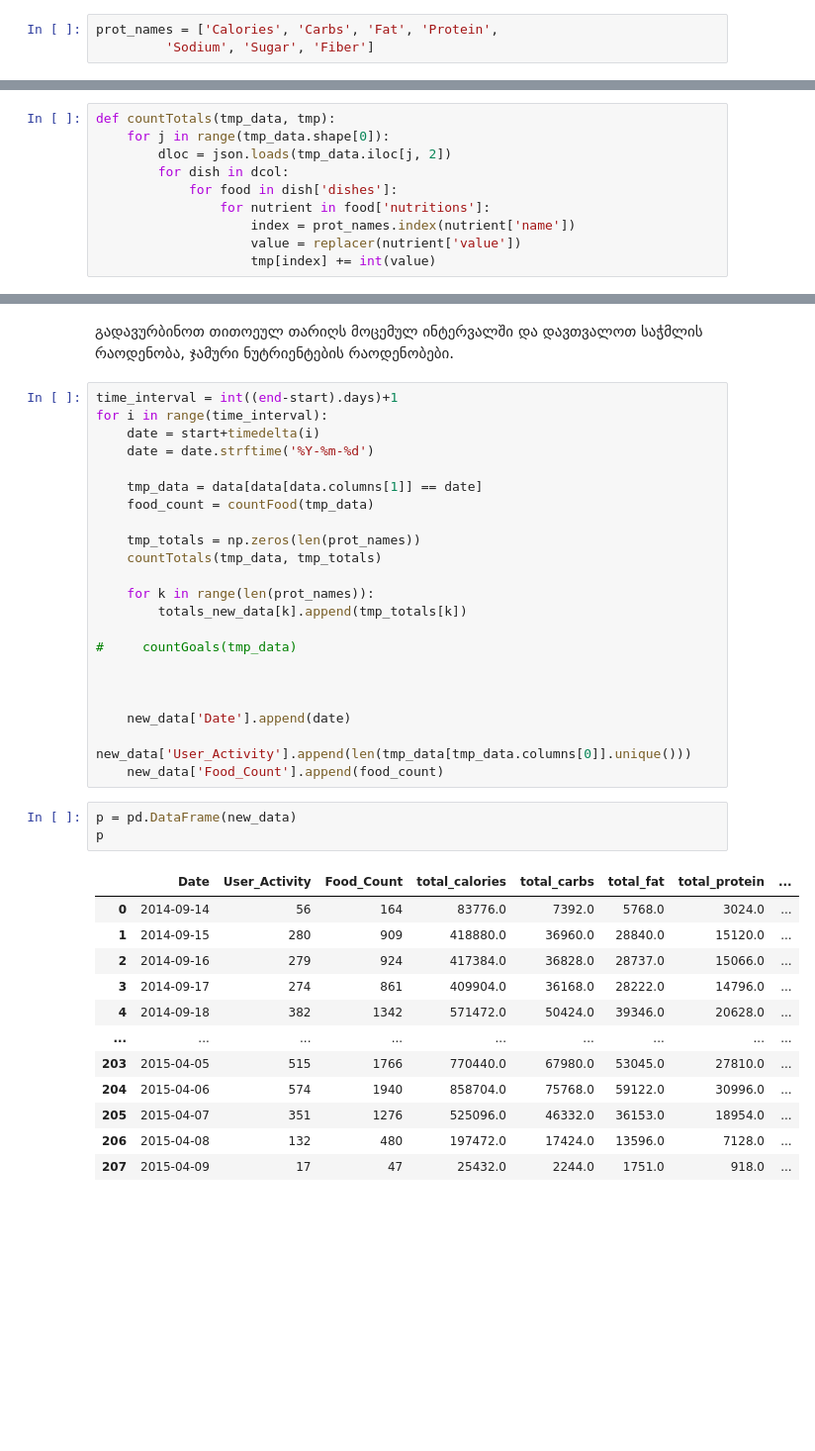
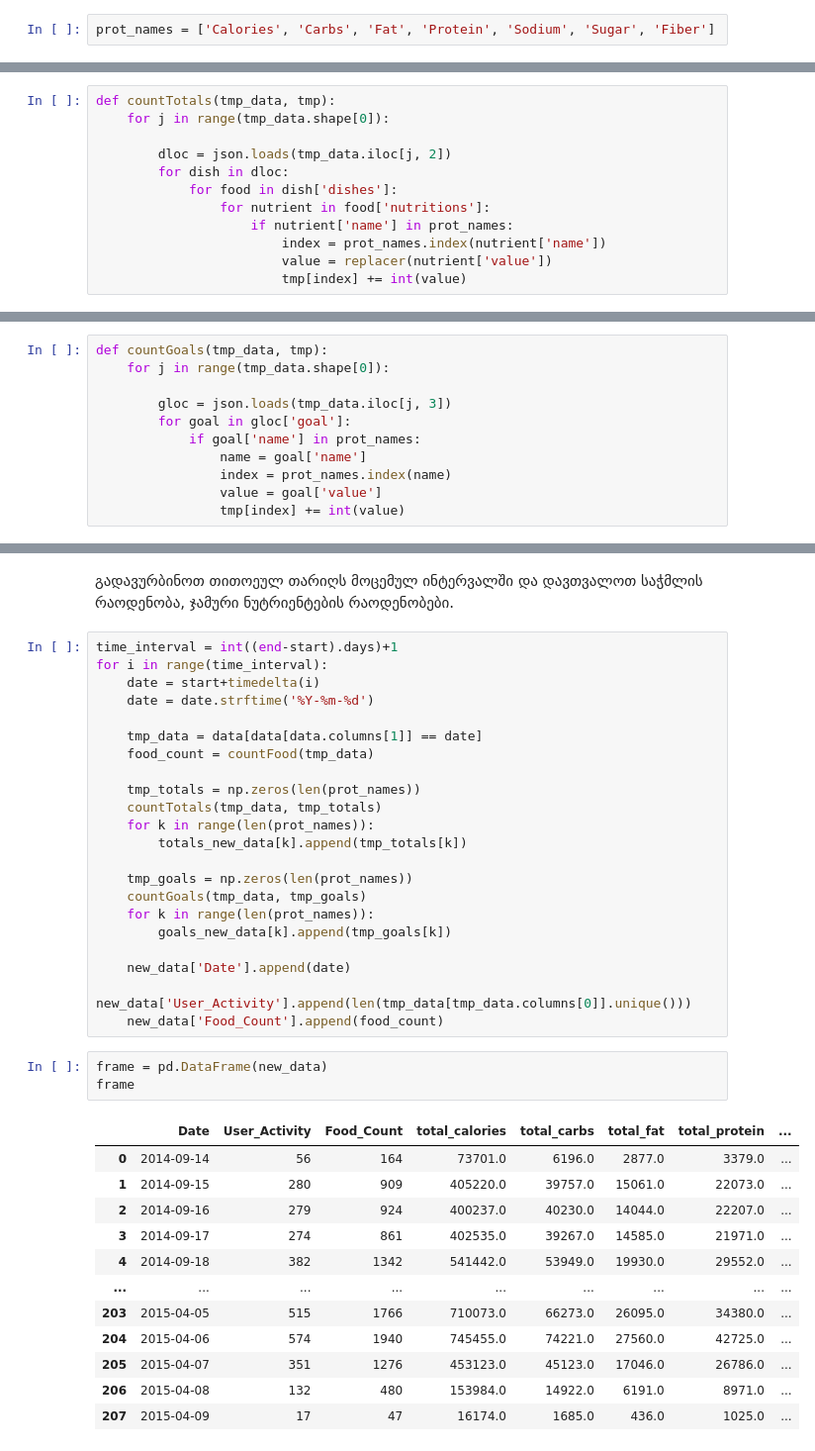
Before and after one commit to dbera17/ML, a Jupyter notebook: final_proj.ipynb, the cells around one changed output, grey strips where cells are left out. Shown at 99% size. Drawn from its saved outputs; the diff is of its cells as text; blank space fills up the shorter version.

```diff
--- a/final_proj.ipynb
+++ b/final_proj.ipynb
@@ -148,8 +148,7 @@ plt.show()
 # %% [markdown]
 როგორც აღვნიშნეთ 5 ტიპის ნუტრიენტი გადავაგდეთ, რადგან მათი მაჩვენებლი მნიშვნელოვნად მცირე იყო დანარჩენ ნუტრიენტებთან შედარებით . შესაბამისად დათვლებს მხოლოდ prot_names_ში არსებულ ნუტრიენტებზე გავაკეთებთ.
 # %%
-prot_names = ['Calories', 'Carbs', 'Fat', 'Protein',
-         'Sodium', 'Sugar', 'Fiber']
+prot_names = ['Calories', 'Carbs', 'Fat', 'Protein', 'Sodium', 'Sugar', 'Fiber']
 # %% [markdown]
 ამ ეტაპზე ჩვენი მიზანია ვნახოთ რამდენად სწორია მონაცემები . დავთვალოთ თითოეულ სტრიქონში არსებული ნუტრიენტებისთვის ჯამები თუ ემთხვევა ტოტალების სვეტში არსებულ მნიშვნელობებს . ყოველი დაუმთხვეველი ტიპი ჩავყაროთ მასივში და ვნახოთ რა დივერგენცია ხდება .
 # %%
@@ -399,11 +382,13 @@ totals_new_data = [
 # %%
 def countTotals(tmp_data, tmp):
     for j in range(tmp_data.shape[0]):
+
         dloc = json.loads(tmp_data.iloc[j, 2])
-        for dish in dcol:
+        for dish in dloc:
             for food in dish['dishes']:
                 for nutrient in food['nutritions']:
-                    index = prot_names.index(nutrient['name'])
-                    value = replacer(nutrient['value'])
-                    tmp[index] += int(value)
+                    if nutrient['name'] in prot_names:
+                        index = prot_names.index(nutrient['name'])
+                        value = replacer(nutrient['value'])
+                        tmp[index] += int(value)
 # %%
@@ -441,3 +408,14 @@ def countTotals(tmp_data, tmp):
+# %%
+def countGoals(tmp_data, tmp):
+    for j in range(tmp_data.shape[0]):
+
+        gloc = json.loads(tmp_data.iloc[j, 3])
+        for goal in gloc['goal']:
+            if goal['name'] in prot_names:
+                name = goal['name']
+                index = prot_names.index(name)
+                value = goal['value']
+                tmp[index] += int(value)
 # %%
 def countFood(data):
     res = 0
@@ -461,30 +439,30 @@ for i in range(time_interval):
 
     tmp_totals = np.zeros(len(prot_names))
     countTotals(tmp_data, tmp_totals)
-
     for k in range(len(prot_names)):
         totals_new_data[k].append(tmp_totals[k])
 
-#     countGoals(tmp_data)
-
-
+    tmp_goals = np.zeros(len(prot_names))
+    countGoals(tmp_data, tmp_goals)
+    for k in range(len(prot_names)):
+        goals_new_data[k].append(tmp_goals[k])
 
     new_data['Date'].append(date)
     new_data['User_Activity'].append(len(tmp_data[tmp_data.columns[0]].unique()))
     new_data['Food_Count'].append(food_count)
 # %%
-p = pd.DataFrame(new_data)
-p
+frame = pd.DataFrame(new_data)
+frame
 # %% [output]
 |  | Date | User_Activity | Food_Count | total_calories | total_carbs | total_fat | total_protein | ... |
-| 0 | 2014-09-14 | 56 | 164 | 83776.0 | 7392.0 | 5768.0 | 3024.0 | ... |
-| 1 | 2014-09-15 | 280 | 909 | 418880.0 | 36960.0 | 28840.0 | 15120.0 | ... |
-| 2 | 2014-09-16 | 279 | 924 | 417384.0 | 36828.0 | 28737.0 | 15066.0 | ... |
-| 3 | 2014-09-17 | 274 | 861 | 409904.0 | 36168.0 | 28222.0 | 14796.0 | ... |
-| 4 | 2014-09-18 | 382 | 1342 | 571472.0 | 50424.0 | 39346.0 | 20628.0 | ... |
+| 0 | 2014-09-14 | 56 | 164 | 73701.0 | 6196.0 | 2877.0 | 3379.0 | ... |
+| 1 | 2014-09-15 | 280 | 909 | 405220.0 | 39757.0 | 15061.0 | 22073.0 | ... |
+| 2 | 2014-09-16 | 279 | 924 | 400237.0 | 40230.0 | 14044.0 | 22207.0 | ... |
+| 3 | 2014-09-17 | 274 | 861 | 402535.0 | 39267.0 | 14585.0 | 21971.0 | ... |
+| 4 | 2014-09-18 | 382 | 1342 | 541442.0 | 53949.0 | 19930.0 | 29552.0 | ... |
 | ... | ... | ... | ... | ... | ... | ... | ... | ... |
-| 203 | 2015-04-05 | 515 | 1766 | 770440.0 | 67980.0 | 53045.0 | 27810.0 | ... |
-| 204 | 2015-04-06 | 574 | 1940 | 858704.0 | 75768.0 | 59122.0 | 30996.0 | ... |
-| 205 | 2015-04-07 | 351 | 1276 | 525096.0 | 46332.0 | 36153.0 | 18954.0 | ... |
-| 206 | 2015-04-08 | 132 | 480 | 197472.0 | 17424.0 | 13596.0 | 7128.0 | ... |
-| 207 | 2015-04-09 | 17 | 47 | 25432.0 | 2244.0 | 1751.0 | 918.0 | ... |
+| 203 | 2015-04-05 | 515 | 1766 | 710073.0 | 66273.0 | 26095.0 | 34380.0 | ... |
+| 204 | 2015-04-06 | 574 | 1940 | 745455.0 | 74221.0 | 27560.0 | 42725.0 | ... |
+| 205 | 2015-04-07 | 351 | 1276 | 453123.0 | 45123.0 | 17046.0 | 26786.0 | ... |
+| 206 | 2015-04-08 | 132 | 480 | 153984.0 | 14922.0 | 6191.0 | 8971.0 | ... |
+| 207 | 2015-04-09 | 17 | 47 | 16174.0 | 1685.0 | 436.0 | 1025.0 | ... |
```
Also changed, not shown: parts of 12 cells of this notebook.
